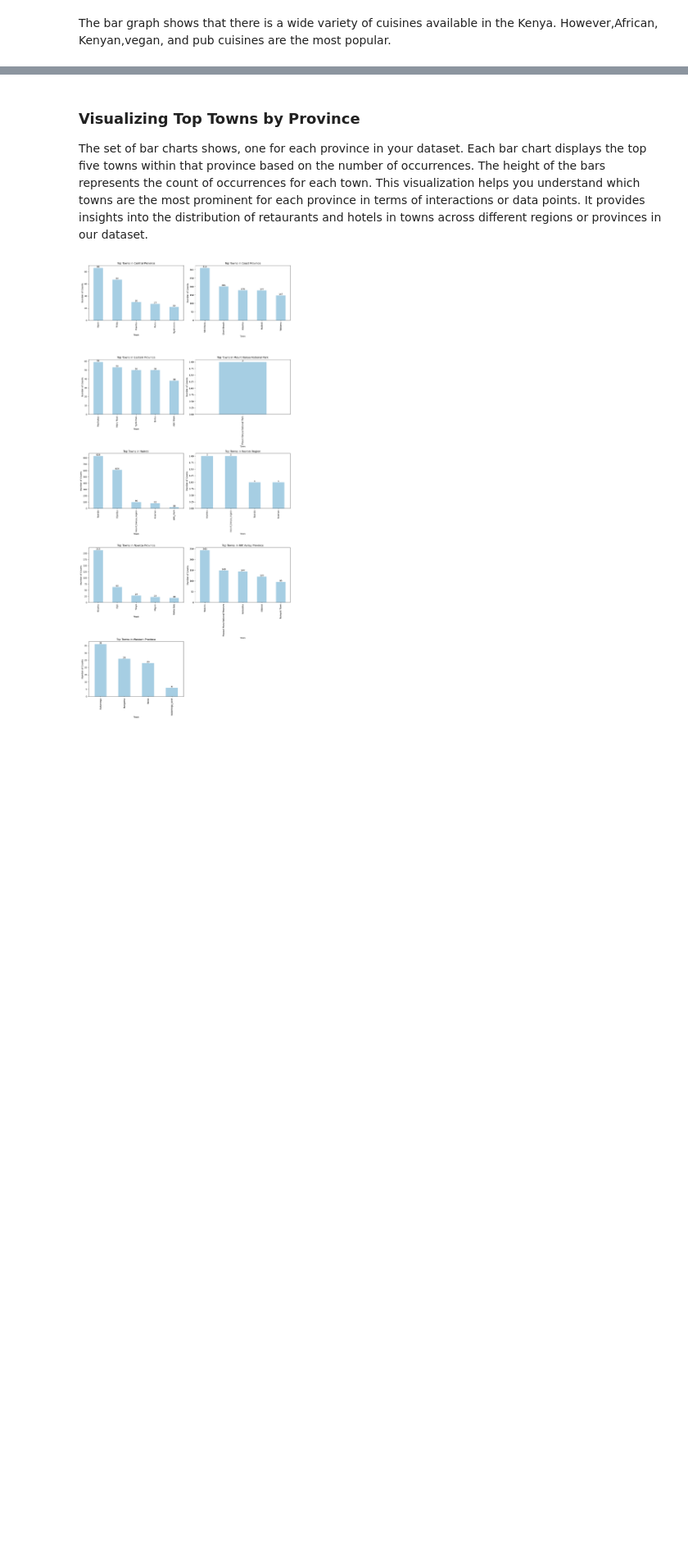
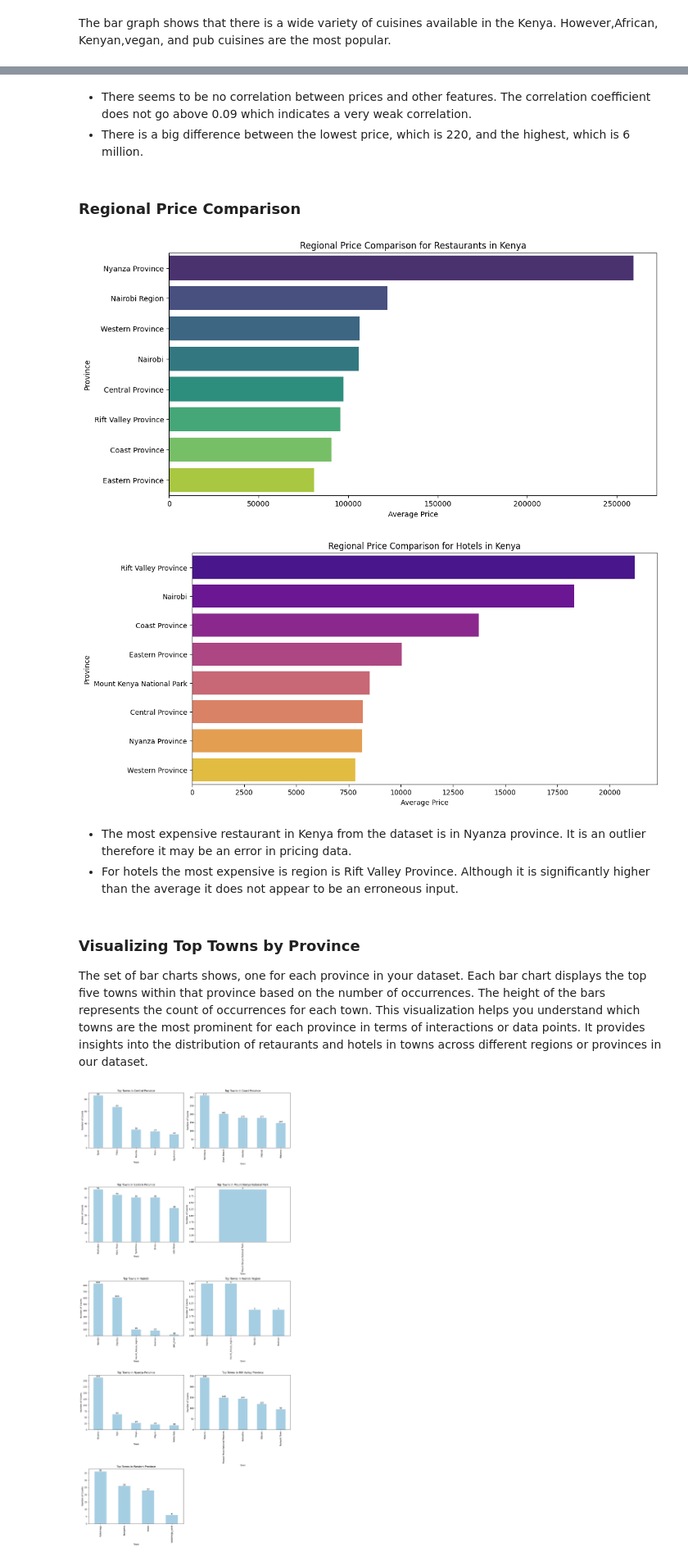
Before and after one commit to Ivan3864/Flavors-of-Kenya-The-Restaurant-Recommender, a Jupyter notebook: Notebook.ipynb, the cells around one changed output, grey strips where cells are left out. Shown at 82% size. Saved outputs shown, nothing was run; the diff lists cells and outputs as text; code cells hidden in the pictures; blank space fills up the shorter version.

```diff
--- a/Notebook.ipynb
+++ b/Notebook.ipynb
@@ -960,3 +1007,36 @@ The bar graph shows that there is a wide variety of cuisines available in the Ke
+# %% [markdown]
+- There seems to be no correlation between prices and other features. The correlation coefficient does not go above 0.09 which indicates a very weak correlation.
+- There is a big difference between the lowest price, which is 220, and the highest, which is 6 million.
+# %% [markdown]
+### Regional Price Comparison
+# %%
+# Regional Price Comparison for Restaurants
+restaurant_ratings_by_province = final_data[final_data['category'] == 'restaurant'].groupby('province')['average_price'].mean().sort_values(ascending=False)
+
+# Plot the regional price comparison for restaurants
+plt.figure(figsize=(12, 6))
+sns.barplot(x=restaurant_ratings_by_province.values, y=restaurant_ratings_by_province.index, palette='viridis')
+plt.xlabel('Average Price')
+plt.ylabel('Province')
+plt.title('Regional Price Comparison for Restaurants in Kenya')
+plt.show()
+
+# Regional Price Comparison for Hotels
+hotel_ratings_by_province = final_data[final_data['category'] == 'hotel'].groupby('province')['average_price'].mean().sort_values(ascending=False)
+
+# Plot the regional price comparison for hotels
+plt.figure(figsize=(12, 6))
+sns.barplot(x=hotel_ratings_by_province.values, y=hotel_ratings_by_province.index, palette='plasma')
+plt.xlabel('Average Price')
+plt.ylabel('Province')
+plt.title('Regional Price Comparison for Hotels in Kenya')
+plt.show()
+# %% [output]
+[figure, added]
+[figure, added]
+# %% [markdown]
+- The most expensive restaurant in Kenya from the dataset is in Nyanza province. It is an outlier therefore it may be an error in pricing data.
+- For hotels the most expensive is region is Rift Valley Province. Although it is significantly higher than the average it does not appear to be an erroneous input.
 # %% [markdown]
 ### Visualizing Top Towns by Province
 
```
Also changed, not shown: parts of 8 cells of this notebook.
